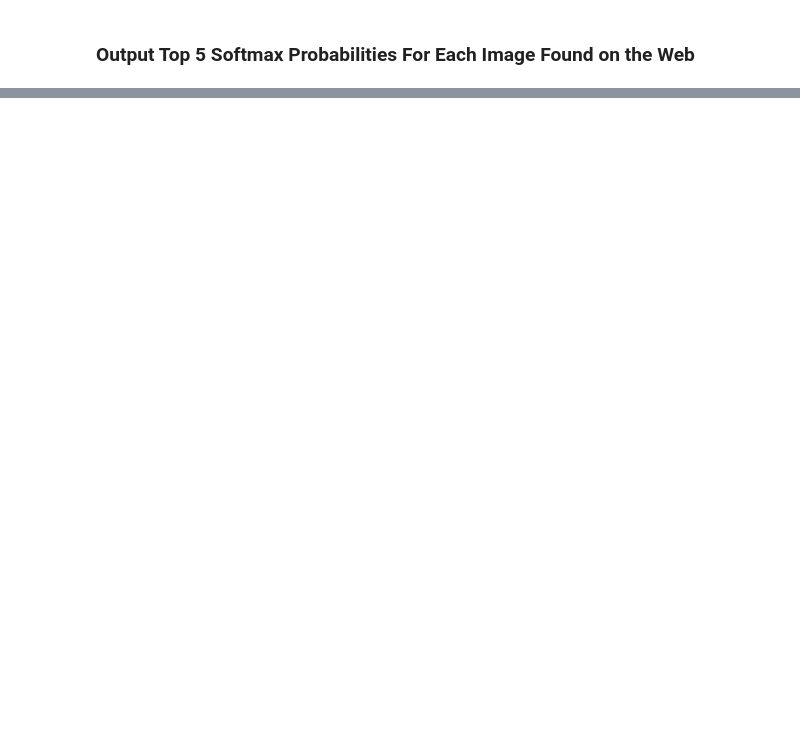
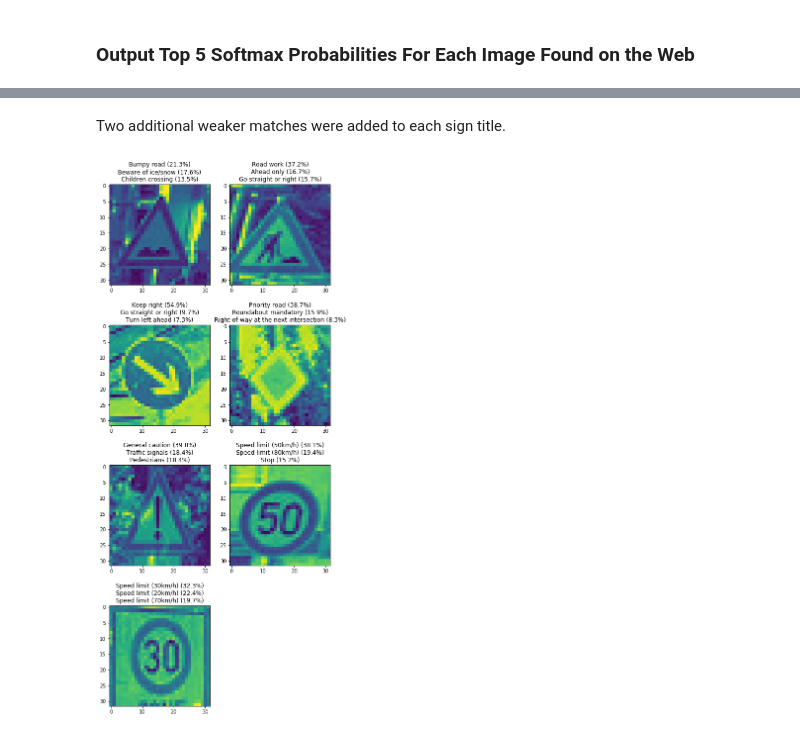
Before and after one commit to freakone/CarND-Traffic-Sign-Classifier-Project, a Jupyter notebook: Traffic_Sign_Classifier.ipynb, the cells around one changed output, grey strips where cells are left out. Drawn from its saved outputs; the diff is of its cells as text; code cells hidden in the pictures; blank space fills up the shorter version.

```diff
--- a/Traffic_Sign_Classifier.ipynb
+++ b/Traffic_Sign_Classifier.ipynb
@@ -354,8 +344,4 @@ y_custom = [22, 25, 38, 12, 18, 2, 1]
 # %%
-### Run the predictions here and use the model to output the prediction for each image.
-### Make sure to pre-process the images with the same pre-processing pipeline used earlier.
-### Feel free to use as many code cells as needed.
-
 def show_trained_signs(signs, match):
     fig = plt.figure(figsize=(6, 15))
     plots = len(signs)
@@ -367,7 +353,7 @@ def show_trained_signs(signs, match):
     plt.show()
 
 with tf.Session() as sess:
-    saver.restore(sess, tf.train.latest_checkpoint('.'))
+    saver.restore(sess, './lenet')
     result = sess.run(tf.argmax(logits, 1), feed_dict={x: X_custom})
     show_trained_signs(X_custom, result)
 # %% [output]
@@ -375,11 +361,8 @@ with tf.Session() as sess:
 # %% [markdown]
 ### Analyze Performance
 # %%
-### Calculate the accuracy for these 5 new images.
-### For example, if the model predicted 1 out of 5 signs correctly, it's 20% accurate on these new images.
-
 with tf.Session() as sess:
-    saver.restore(sess, tf.train.latest_checkpoint('.'))
+    saver.restore(sess, './lenet')
     test_accuracy = evaluate(X_custom, y_custom)
-    print("Test Accuracy = {:.3f}".format(test_accuracy))
+    print("Test Accuracy = {:.1f}%".format(test_accuracy*100))
 # %% [output]
@@ -484,0 +372,22 @@ def outputFeatureMap(image_input, tf_activation, activation_min=-1, activation_m
+# %% [markdown]
+Two additional weaker matches were added to each sign title.
+# %%
+def show_softmax(signs, props, indices):
+    fig = plt.figure(figsize=(8, 20))
+    plots = len(signs)
+    for img in range(plots):
+        a=fig.add_subplot(np.ceil(plots/2), 2, img+1)
+        image = signs[img].squeeze()
+        plt.imshow(image)
+        a.set_title("{} ({:.1f}%)\n{} ({:.1f}%)\n{} ({:.1f}%)".format(sign_dict[indices[img][0]], props[img][0], \
+                                                      sign_dict[indices[img][1]], props[img][1], \
+                                                      sign_dict[indices[img][2]], props[img][2]))
+    plt.show()
+
+
+with tf.Session() as sess:
+    saver.restore(sess, './lenet')
+    props, indices = sess.run(tf.nn.top_k(logits, k=3), feed_dict={x: X_custom})
+    show_softmax(X_custom, props, indices)
+# %% [output]
+[figure, added]
```
Also changed, not shown: parts of 35 cells of this notebook, 11 other files.
